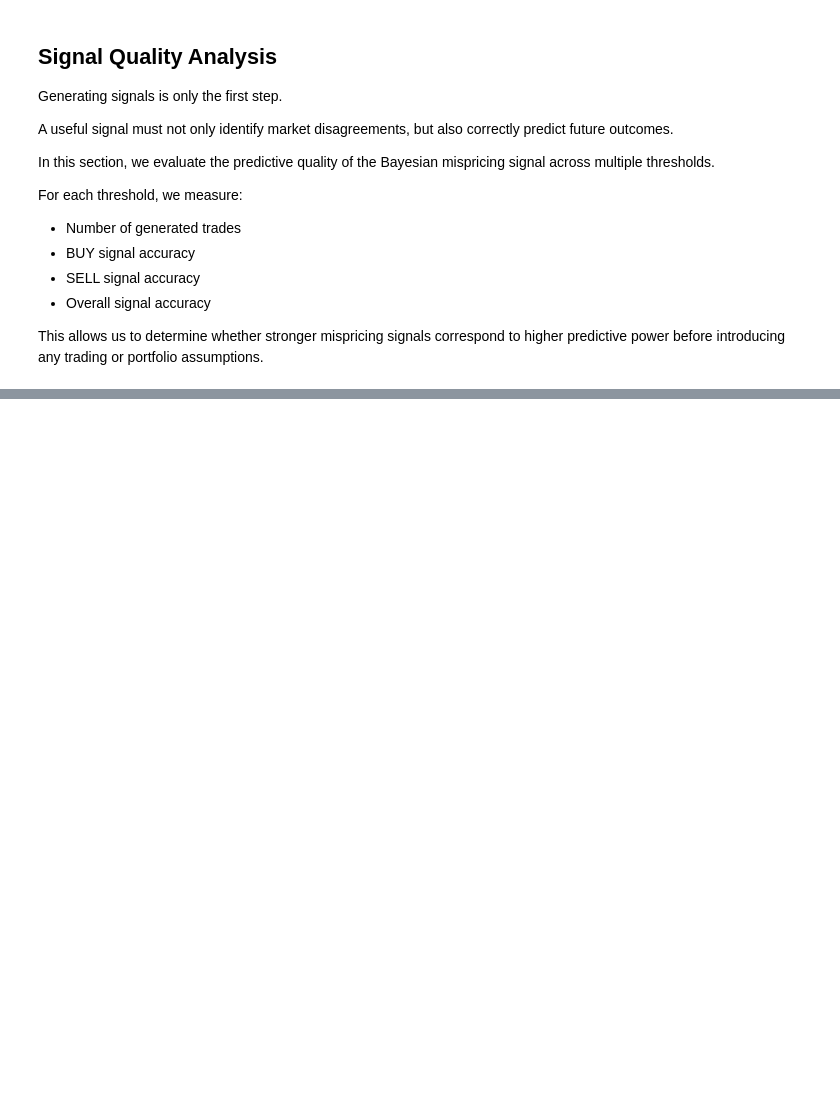
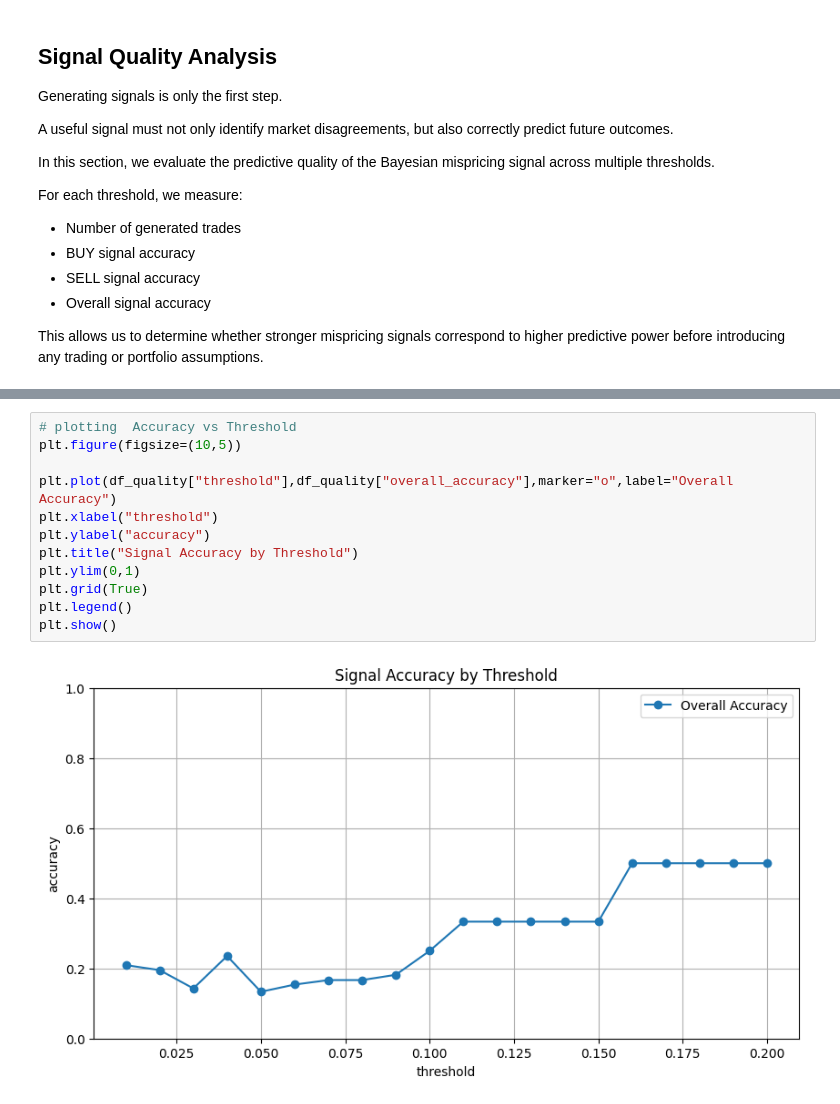
Before and after one commit to ADRIANVM117/data-science-portfolio, a Jupyter notebook: Bayesian_Fair_Value_Estimation_and_Mispricing_Detection_in_Prediction_Markets/notebooks/06_Signal_Generation.ipynb, the cells around one changed output, grey strips where cells are left out. Drawn from its saved outputs; the diff is of its cells as text; blank space fills up the shorter version.

```diff
--- a/Bayesian_Fair_Value_Estimation_and_Mispricing_Detection_in_Prediction_Markets/notebooks/06_Signal_Generation.ipynb
+++ b/Bayesian_Fair_Value_Estimation_and_Mispricing_Detection_in_Prediction_Markets/notebooks/06_Signal_Generation.ipynb
@@ -450,0 +434,14 @@ display(df_quality)
+# %%
+# plotting  Accuracy vs Threshold
+plt.figure(figsize=(10,5))
+
+plt.plot(df_quality["threshold"],df_quality["overall_accuracy"],marker="o",label="Overall Accuracy")
+plt.xlabel("threshold")
+plt.ylabel("accuracy")
+plt.title("Signal Accuracy by Threshold")
+plt.ylim(0,1)
+plt.grid(True)
+plt.legend()
+plt.show()
+# %% [output]
+[figure, added]
```
Also changed, not shown: parts of 6 cells of this notebook, 1 other file.
